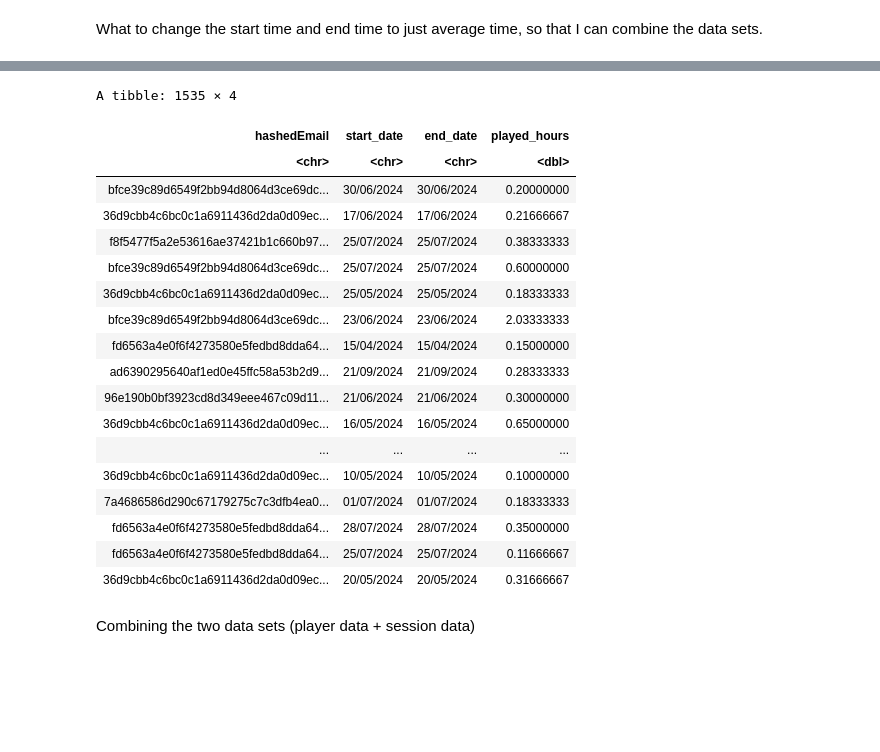
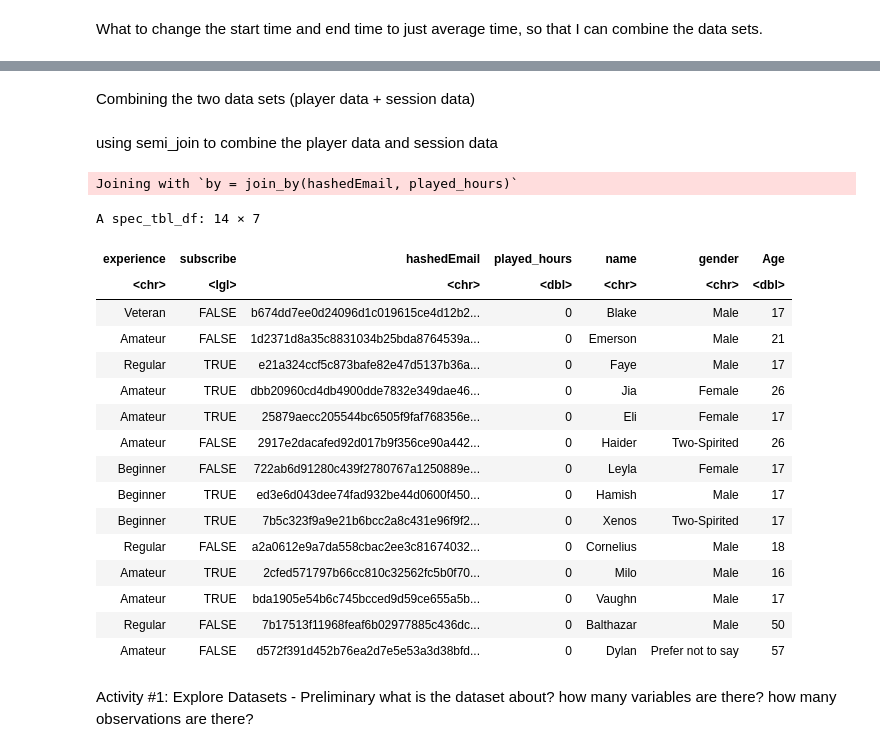
Before and after one commit to SimranHeir/DSCI-100-Project-Planning-Stage-Individual-Simran-Heir, a Jupyter notebook: Project Planning Individual Stage Notebook - Simran Heir.ipynb, the cells around one changed output, grey strips where cells are left out. Drawn from its saved outputs; the diff is of its cells as text; code cells hidden in the pictures; blank space fills up the shorter version.

```diff
--- a/Project Planning Individual Stage Notebook - Simran Heir.ipynb
+++ b/Project Planning Individual Stage Notebook - Simran Heir.ipynb
@@ -22,8 +22,8 @@ library(tidyverse)
 loading player data
 # %%
 url <- "https://raw.githubusercontent.com/SimranHeir/DSCI-100-Project-Planning-Stage-Individual-Simran-Heir/refs/heads/main/players.csv"
-playerdata <- read_csv (url)
-playerdata
+player_data <- read_csv (url)
+player_data
 # %% [output]
 Rows: 196 Columns: 7
 ── Column specification ────────────────────────────────────────────────────────
@@ -190,26 +178,2 @@ Select the columns that are neeeded
-# %%
-session_data <- played_hours |>
-    select (hashedEmail, start_date, end_date, played_hours)
-session_data
-# %% [output]
-A tibble: 1535 × 4
-| hashedEmail | start_date | end_date | played_hours |
-| <chr> | <chr> | <chr> | <dbl> |
-| bfce39c89d6549f2bb94d8064d3ce69dc... | 30/06/2024 | 30/06/2024 | 0.20000000 |
-| 36d9cbb4c6bc0c1a6911436d2da0d09ec... | 17/06/2024 | 17/06/2024 | 0.21666667 |
-| f8f5477f5a2e53616ae37421b1c660b97... | 25/07/2024 | 25/07/2024 | 0.38333333 |
-| bfce39c89d6549f2bb94d8064d3ce69dc... | 25/07/2024 | 25/07/2024 | 0.60000000 |
-| 36d9cbb4c6bc0c1a6911436d2da0d09ec... | 25/05/2024 | 25/05/2024 | 0.18333333 |
-| bfce39c89d6549f2bb94d8064d3ce69dc... | 23/06/2024 | 23/06/2024 | 2.03333333 |
-| fd6563a4e0f6f4273580e5fedbd8dda64... | 15/04/2024 | 15/04/2024 | 0.15000000 |
-| ad6390295640af1ed0e45ffc58a53b2d9... | 21/09/2024 | 21/09/2024 | 0.28333333 |
-| 96e190b0bf3923cd8d349eee467c09d11... | 21/06/2024 | 21/06/2024 | 0.30000000 |
-| 36d9cbb4c6bc0c1a6911436d2da0d09ec... | 16/05/2024 | 16/05/2024 | 0.65000000 |
-| ... | ... | ... | ... |
-| 36d9cbb4c6bc0c1a6911436d2da0d09ec... | 10/05/2024 | 10/05/2024 | 0.10000000 |
-| 7a4686586d290c67179275c7c3dfb4ea0... | 01/07/2024 | 01/07/2024 | 0.18333333 |
-| fd6563a4e0f6f4273580e5fedbd8dda64... | 28/07/2024 | 28/07/2024 | 0.35000000 |
-| fd6563a4e0f6f4273580e5fedbd8dda64... | 25/07/2024 | 25/07/2024 | 0.11666667 |
-| 36d9cbb4c6bc0c1a6911436d2da0d09ec... | 20/05/2024 | 20/05/2024 | 0.31666667 |
 # %% [markdown]
 Combining the two data sets (player data + session data)
@@ -217,0 +180,29 @@ Combining the two data sets (player data + session data)
+# %% [markdown]
+using semi_join to combine the player data and session data
+# %%
+joined_data <- semi_join (player_data, session_data)
+joined_data
+# %% [output]
+Joining with `by = join_by(hashedEmail, played_hours)`
+A spec_tbl_df: 14 × 7
+| experience | subscribe | hashedEmail | played_hours | name | gender | Age |
+| <chr> | <lgl> | <chr> | <dbl> | <chr> | <chr> | <dbl> |
+| Veteran | FALSE | b674dd7ee0d24096d1c019615ce4d12b2... | 0 | Blake | Male | 17 |
+| Amateur | FALSE | 1d2371d8a35c8831034b25bda8764539a... | 0 | Emerson | Male | 21 |
+| Regular | TRUE | e21a324ccf5c873bafe82e47d5137b36a... | 0 | Faye | Male | 17 |
+| Amateur | TRUE | dbb20960cd4db4900dde7832e349dae46... | 0 | Jia | Female | 26 |
+| Amateur | TRUE | 25879aecc205544bc6505f9faf768356e... | 0 | Eli | Female | 17 |
+| Amateur | FALSE | 2917e2dacafed92d017b9f356ce90a442... | 0 | Haider | Two-Spirited | 26 |
+| Beginner | FALSE | 722ab6d91280c439f2780767a1250889e... | 0 | Leyla | Female | 17 |
+| Beginner | TRUE | ed3e6d043dee74fad932be44d0600f450... | 0 | Hamish | Male | 17 |
+| Beginner | TRUE | 7b5c323f9a9e21b6bcc2a8c431e96f9f2... | 0 | Xenos | Two-Spirited | 17 |
+| Regular | FALSE | a2a0612e9a7da558cbac2ee3c81674032... | 0 | Cornelius | Male | 18 |
+| Amateur | TRUE | 2cfed571797b66cc810c32562fc5b0f70... | 0 | Milo | Male | 16 |
+| Amateur | TRUE | bda1905e54b6c745bcced9d59ce655a5b... | 0 | Vaughn | Male | 17 |
+| Regular | FALSE | 7b17513f11968feaf6b02977885c436dc... | 0 | Balthazar | Male | 50 |
+| Amateur | FALSE | d572f391d452b76ea2d7e5e53a3d38bfd... | 0 | Dylan | Prefer not to say | 57 |
+# %% [markdown]
+Activity #1: Explore Datasets - Preliminary
+what is the dataset about?
+how many variables are there?
+how many observations are there?
```
Also changed, not shown: parts of 8 cells of this notebook.
